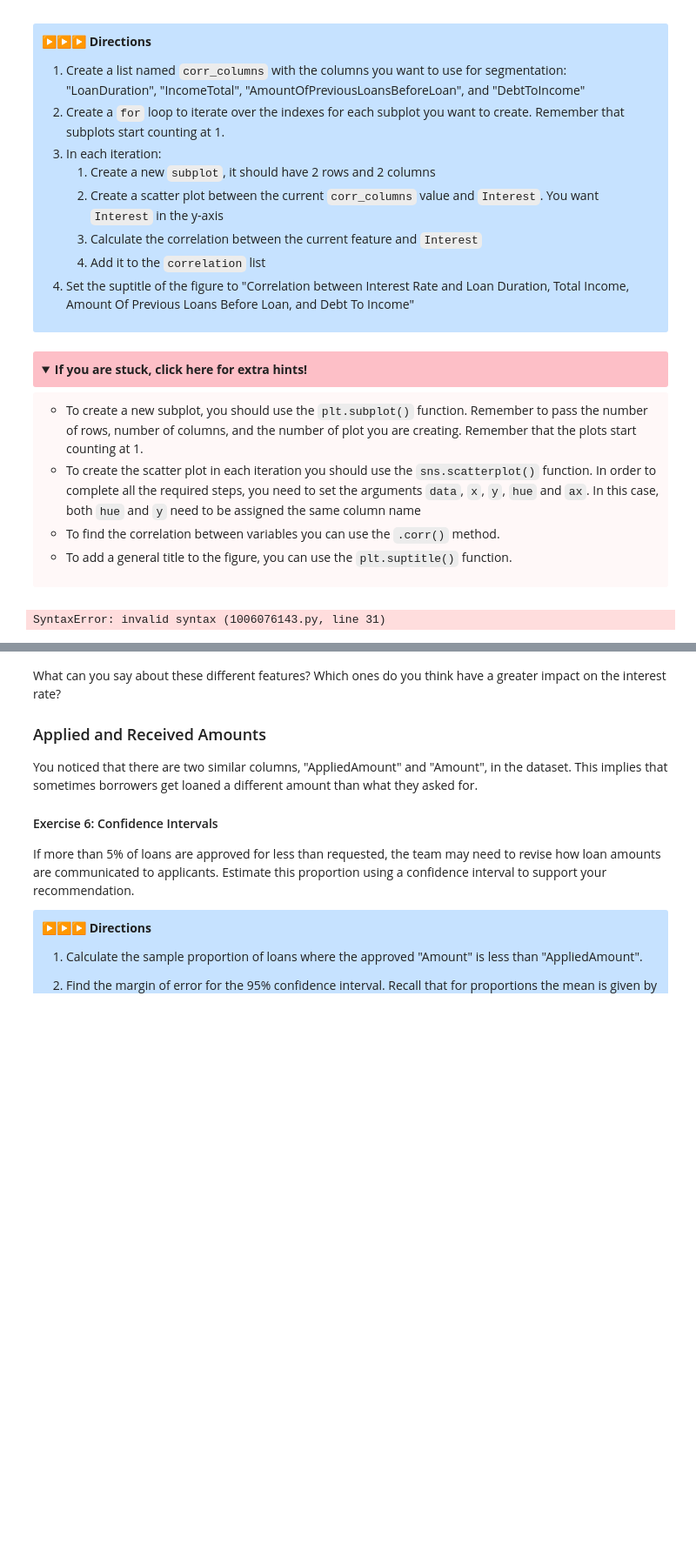
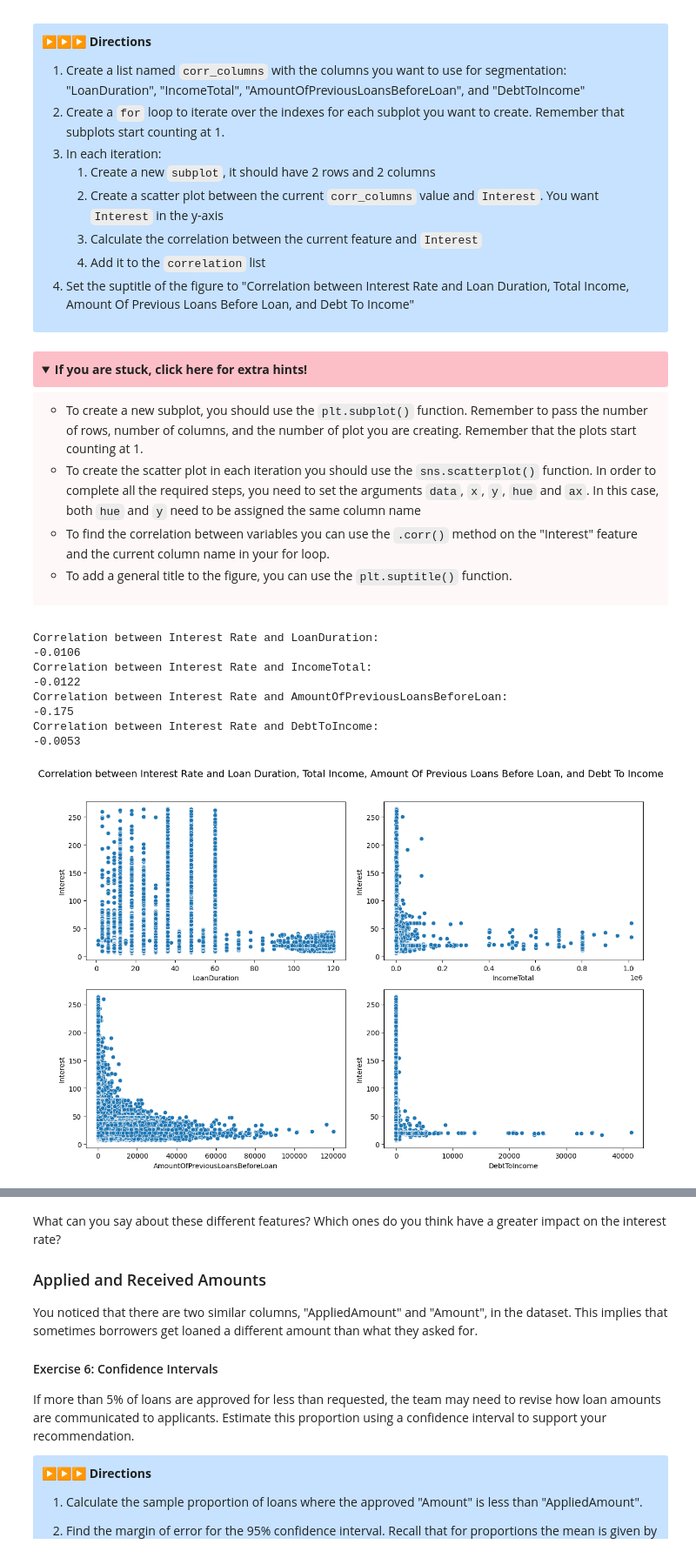
Before and after one commit to dennislamcv1/DEEPAIDA, a Jupyter notebook: Python for Data Analytics/C3capstone_Assignment.ipynb, the cells around one changed output, grey strips where cells are left out. Shown: that part at 87% size. Cells and saved outputs as stored; diff of their text form; code cells hidden in the pictures; folded sections open; blank space fills up the shorter version.

```diff
--- a/Python for Data Analytics/C3capstone_Assignment.ipynb
+++ b/Python for Data Analytics/C3capstone_Assignment.ipynb
@@ -504,7 +476,7 @@ If you are stuck, click here for extra hints!</summary>
 
 - To create a new subplot, you should use the `plt.subplot()` function. Remember to pass the number of rows, number of columns, and the number of plot you are creating. Remember that the plots start counting at 1.
 - To create the scatter plot in each iteration you should use the `sns.scatterplot()` function. In order to complete all the required steps, you need to set the arguments `data`, `x`, `y`, `hue` and `ax`. In this case, both `hue` and `y` need to be assigned the same column name
-- To find the correlation between variables you can use the `.corr()` method.
+- To find the correlation between variables you can use the `.corr()` method on the "Interest" feature and the current column name in your for loop.
 - To add a general title to the figure, you can use the `plt.suptitle()` function.
 
 </ul>
@@ -517,43 +489,51 @@ scatterplot_fig = plt.figure(figsize=(12, 8))
 # create a list to store the correlation values
 correlation = []
 
 # create a list of segmentation columns
 corr_columns = ["LoanDuration", "IncomeTotal", "AmountOfPreviousLoansBeforeLoan",
                "DebtToIncome"]
 
 ### START CODE HERE ###
 
+
 # iterate over the values 1-4 (one for each subplot)
-for i in None:
+for i in range(1, 5):  # Subplots count from 1
 
     # get the column name. Remember subtract 1 from i to match the list's indexing
-    column_name = None
+    column_name = corr_columns[i - 1]
 
     # create the subplot. Remember the arguments are (rows, columns, index)
-    None
+    plt.subplot(2, 2, i)
 
     # create scatter plot
-    None(None, None, None,
-                            )
+    sns.scatterplot(x=df[column_name], y=df["Interest"])
 
     # calculate the correlation between the column and the interest rate
-    corr = None
+    corr = df[column_name].corr(df["Interest"])
 
     # append the correlation value to the list
-    correlation.None(None)
+    correlation.append(corr)
 
     # print the results
-    print("Correlation between Interest Rate and " + column_name+ ":\n"+ str(round(corr,4)))
+    print("Correlation between Interest Rate and " + column_name + ":\n" + str(round(corr, 4)))
 
 # set the general title
-None
+plt.suptitle("Correlation between Interest Rate and Loan Duration, Total Income, Amount Of Previous Loans Before Loan, and Debt To Income", fontsize=14, y=1.02)
 
 ### END CODE HERE ###
 
 plt.tight_layout()
 plt.show()
 # %% [output]
-SyntaxError: invalid syntax (1006076143.py, line 31)
+Correlation between Interest Rate and LoanDuration:
+-0.0106
+Correlation between Interest Rate and IncomeTotal:
+-0.0122
+Correlation between Interest Rate and AmountOfPreviousLoansBeforeLoan:
+-0.175
+Correlation between Interest Rate and DebtToIncome:
+-0.0053
+[figure, added]
 # %% [markdown]
 <details>
 <summary style="background-color: #c6e2ff6c; padding: 10px; border-radius: 3px; box-shadow: 0 2px 4px rgba(0, 0, 0, 0.01); width: 95%; text-align: left; cursor: pointer; font-weight: bold;">
```
Also changed, not shown: parts of 11 cells of this notebook.
